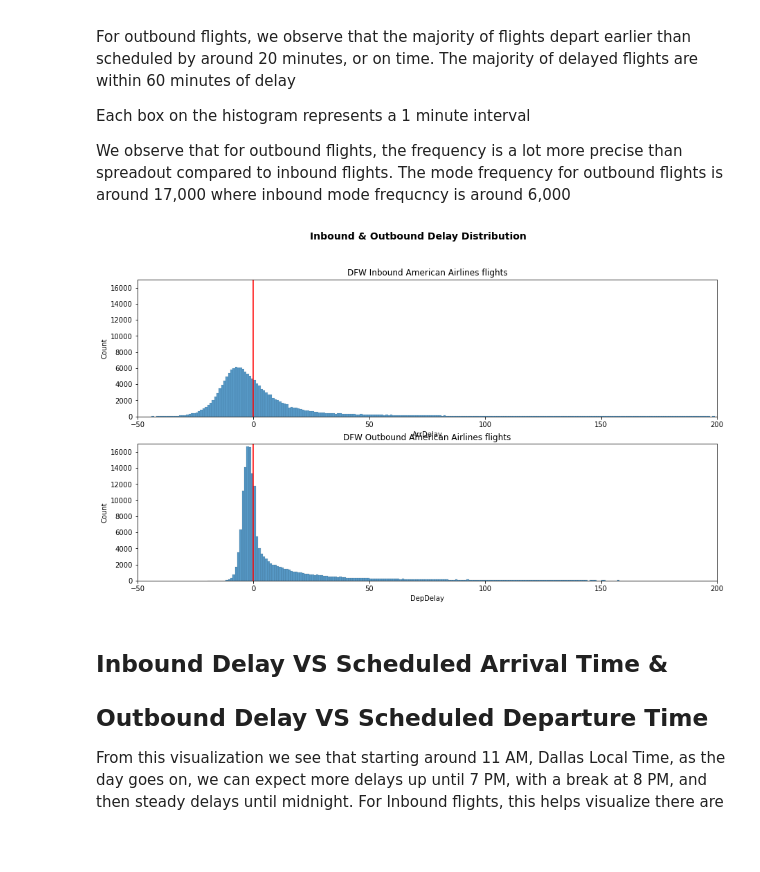
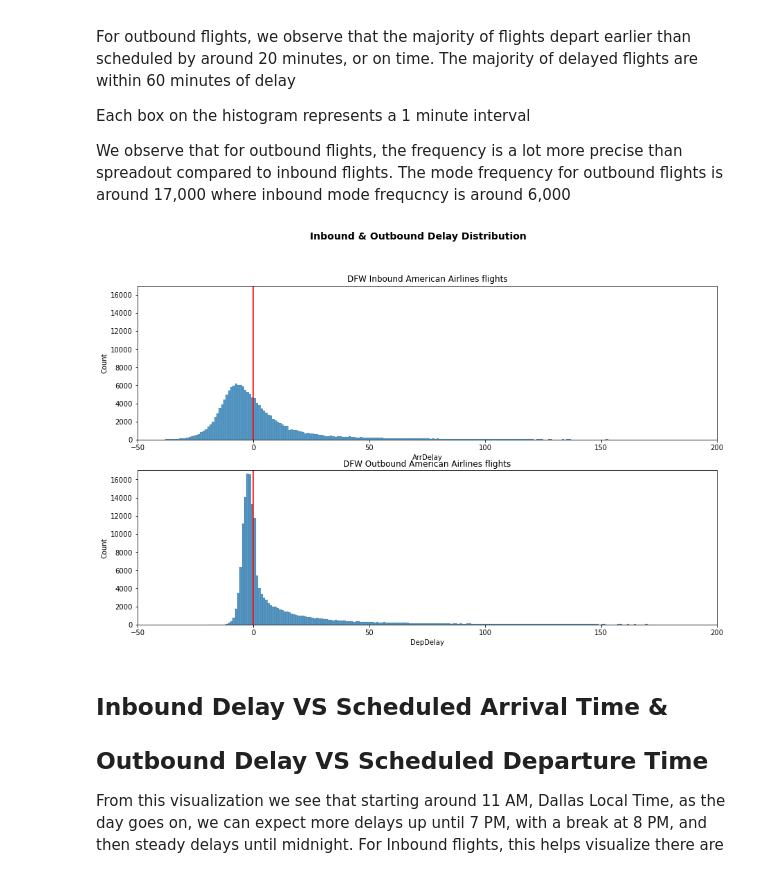
Before and after one commit to abdallahsayed1/American-Airlines-Flight-Delays-Visualization, a Jupyter notebook: explanatory.ipynb, the cells around one changed output. Drawn from its saved outputs; the diff is of its cells as text; code cells hidden in the pictures; blank space fills up the shorter version.

```diff
--- a/explanatory.ipynb
+++ b/explanatory.ipynb
@@ -192,29 +193,29 @@ Each box on the histogram represents a 1 minute interval
 We observe that for outbound flights, the frequency is a lot more precise than spreadout compared to inbound flights. The mode frequency for outbound flights is around 17,000 where inbound mode frequcncy is around 6,000
 # %%
 # combine inbound and outbound onto one plot
-plt.figure(figsize=[15,8])
+plt.figure(figsize=[15,9])
 
 # lets take a look at arrival delays for DFW inbound flights
 plt.subplot(2,1,1)
 bins = np.arange(dfw_inbound.ArrDelay.min(), dfw_inbound.ArrDelay.max()+1, 1)
 sb.histplot(data=dfw_inbound, x='ArrDelay', bins = bins)
 plt.xlim([-50,200])
 plt.ylim([0,17000])                # this is done so that the inbound and outbound flights are compared on the same y scale
 plt.axvline(x=0, color='r')
 plt.title('DFW Inbound American Airlines flights');
 
 # Lets take a look at departure delays for DFW outbound flights
 plt.subplot(2,1,2)
 bins = np.arange(dfw_outbound.DepDelay.min(), dfw_outbound.DepDelay.max()+1, 1)
 sb.histplot(data=dfw_outbound, x='DepDelay', bins = bins)
 plt.xlim([-50,200])
 plt.ylim([0,17000])                # this is done so that the inbound and outbound flights are compared on the same y scale
 plt.axvline(x=0, color='r')
 plt.title('DFW Outbound American Airlines flights');
 
 plt.suptitle('Inbound & Outbound Delay Distribution'.title(), y=1, fontsize=14, weight='bold');
 # %% [output]
-[figure, old version]
+[figure, new version]
 # %% [markdown]
 ## Inbound Delay VS Scheduled Arrival Time &
 ## Outbound Delay VS Scheduled Departure Time
```
Also changed, not shown: parts of 19 cells of this notebook, 3 other files.
